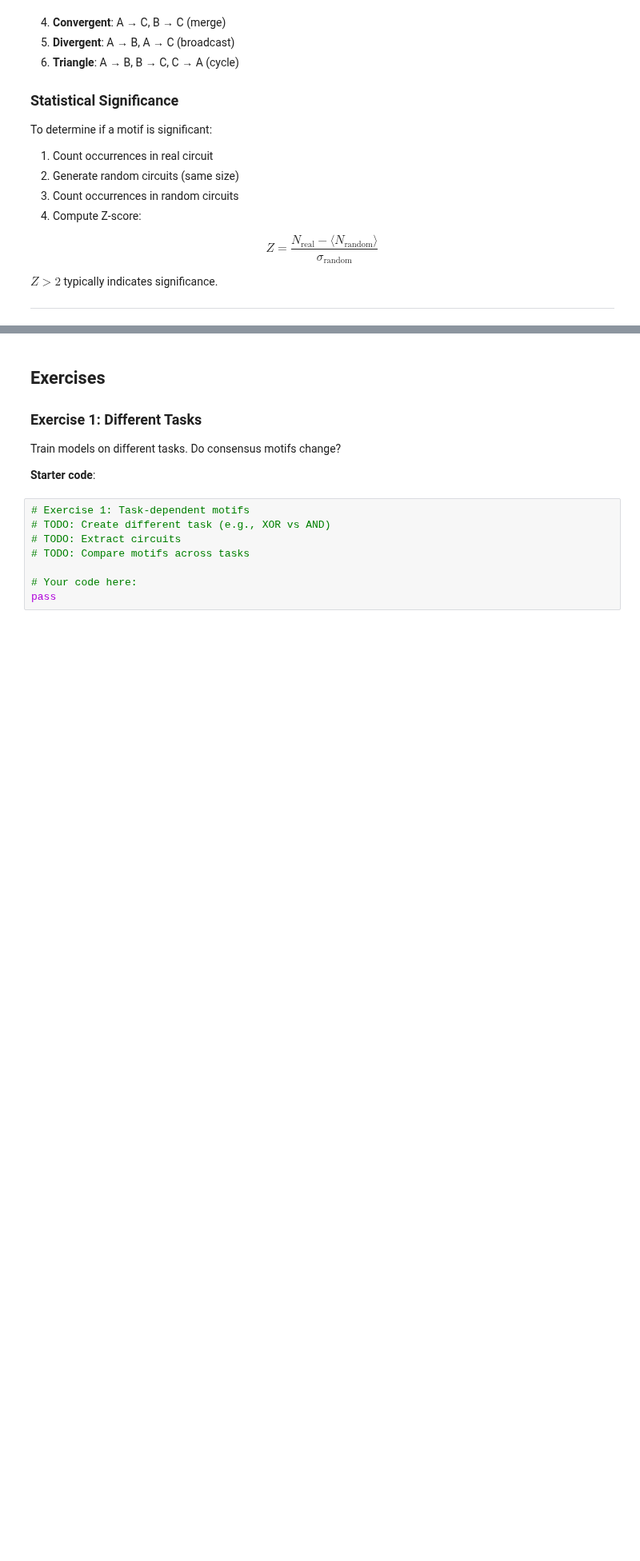
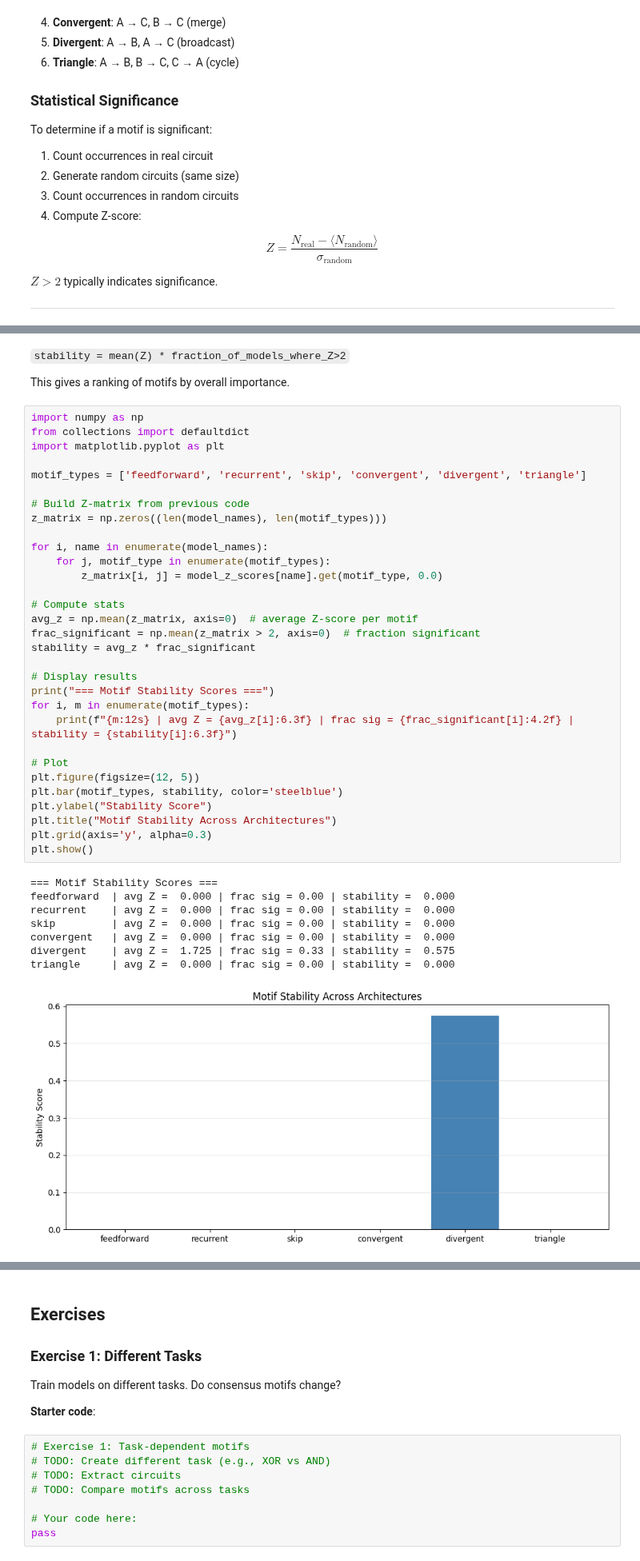
Before and after one commit to sidhulyalkar/neurOS-v1, a Jupyter notebook: packages/neuros-mechint/examples/13_circuit_comparison_and_motifs.ipynb, the cells around one changed output, grey strips where cells are left out. Shown at 80% size. Cells and saved outputs as stored; diff of their text form; blank space fills up the shorter version.

Commit message:
update(notebooks): fix issues with tensors, data vizualization and clean up where needed

````diff
--- a/packages/neuros-mechint/examples/13_circuit_comparison_and_motifs.ipynb
+++ b/packages/neuros-mechint/examples/13_circuit_comparison_and_motifs.ipynb
@@ -659,0 +884,44 @@ print(f"\nTotal consensus motifs: {len(consensus_motifs)}/{len(motif_types)}")
+# %% [markdown]
+```stability = mean(Z) * fraction_of_models_where_Z>2```
+
+This gives a ranking of motifs by overall importance.
+# %%
+import numpy as np
+from collections import defaultdict
+import matplotlib.pyplot as plt
+
+motif_types = ['feedforward', 'recurrent', 'skip', 'convergent', 'divergent', 'triangle']
+
+# Build Z-matrix from previous code
+z_matrix = np.zeros((len(model_names), len(motif_types)))
+
+for i, name in enumerate(model_names):
+    for j, motif_type in enumerate(motif_types):
+        z_matrix[i, j] = model_z_scores[name].get(motif_type, 0.0)
+
+# Compute stats
+avg_z = np.mean(z_matrix, axis=0)  # average Z-score per motif
+frac_significant = np.mean(z_matrix > 2, axis=0)  # fraction significant
+stability = avg_z * frac_significant
+
+# Display results
+print("=== Motif Stability Scores ===")
+for i, m in enumerate(motif_types):
+    print(f"{m:12s} | avg Z = {avg_z[i]:6.3f} | frac sig = {frac_significant[i]:4.2f} | stability = {stability[i]:6.3f}")
+
+# Plot
+plt.figure(figsize=(12, 5))
+plt.bar(motif_types, stability, color='steelblue')
+plt.ylabel("Stability Score")
+plt.title("Motif Stability Across Architectures")
+plt.grid(axis='y', alpha=0.3)
+plt.show()
+# %% [output]
+=== Motif Stability Scores ===
+feedforward  | avg Z =  0.000 | frac sig = 0.00 | stability =  0.000
+recurrent    | avg Z =  0.000 | frac sig = 0.00 | stability =  0.000
+skip         | avg Z =  0.000 | frac sig = 0.00 | stability =  0.000
+convergent   | avg Z =  0.000 | frac sig = 0.00 | stability =  0.000
+divergent    | avg Z =  1.725 | frac sig = 0.33 | stability =  0.575
+triangle     | avg Z =  0.000 | frac sig = 0.00 | stability =  0.000
+[figure, added]
````
Also changed, not shown: parts of 21 cells of this notebook, 10 other files.
